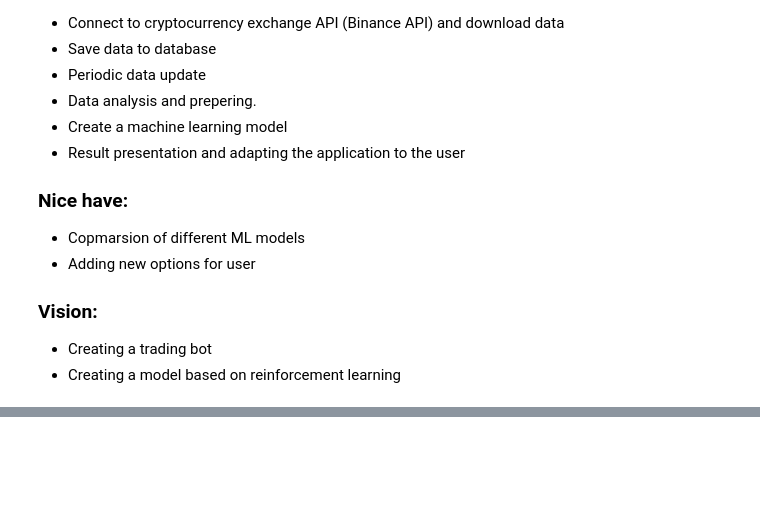
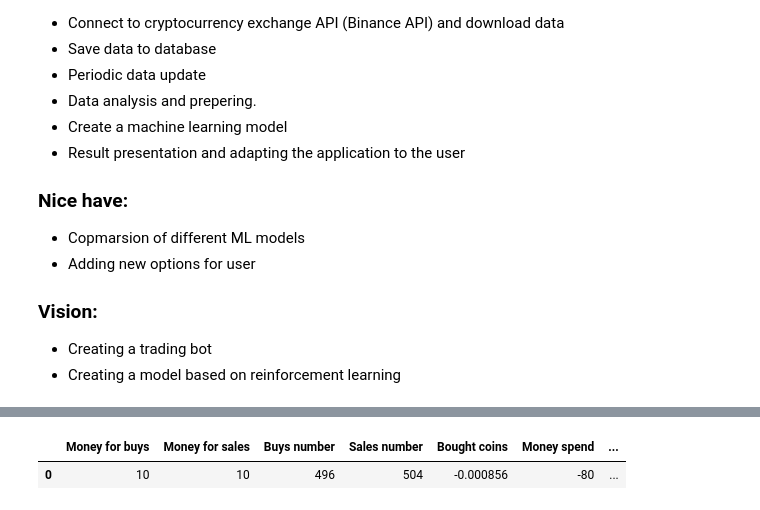
Before and after one commit to Adam-Palacz/crypto_ml, a Jupyter notebook: crypto_ml.ipynb, the cells around one changed output, grey strips where cells are left out. Drawn from its saved outputs; the diff is of its cells as text; code cells hidden in the pictures; blank space fills up the shorter version.

```diff
--- a/crypto_ml.ipynb
+++ b/crypto_ml.ipynb
@@ -320,0 +319,35 @@ Profit: 4699.0
+# %%
+def buys_sales_simulator_df(money_buys=10, money_sales=10):
+    money_spend = 0
+    buys = 0
+    bought_coins = 0
+    sales = 0
+    for i in range(len(mean_predict)):
+        if mean_predict['move'].iloc[i] == 'Buy':
+            buys +=1
+            bought_coins += money_buys / mean_predict['mean'].iloc[i]
+            money_spend += money_buys
+        else:
+            sales += 1
+            bought_coins -= money_sales / mean_predict['mean'].iloc[i]
+            money_spend -= money_sales
+    coin_price = mean_predict['mean'].iloc[-1]
+    fortune = (bought_coins * coin_price).round(2)
+    profit = (fortune - money_spend).round(2)
+    df = pd.DataFrame(data={
+        'Money for buys': money_buys,
+        'Money for sales': money_sales,
+        'Buys number': buys,
+        'Sales number': sales,
+        'Bought coins': bought_coins,
+        'Money spend': money_spend,
+        'Current coin price': coin_price,
+        'Fortune': fortune,
+        'profit': profit,
+    }, index=[0])
+    return df
+# %%
+buys_sales_simulator_df(10,10)
+# %% [output]
+|  | Money for buys | Money for sales | Buys number | Sales number | Bought coins | Money spend | ... |
+| 0 | 10 | 10 | 496 | 504 | -0.000856 | -80 | ... |
```
Also changed, not shown: parts of 15 cells of this notebook.
